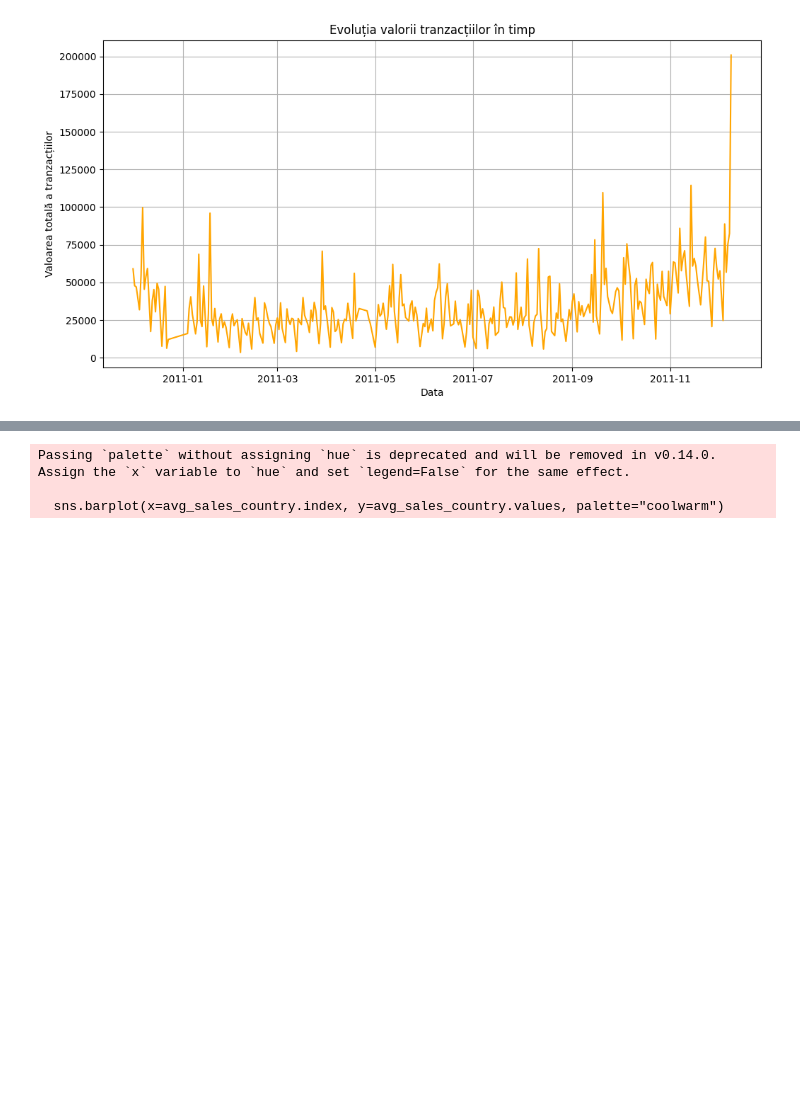
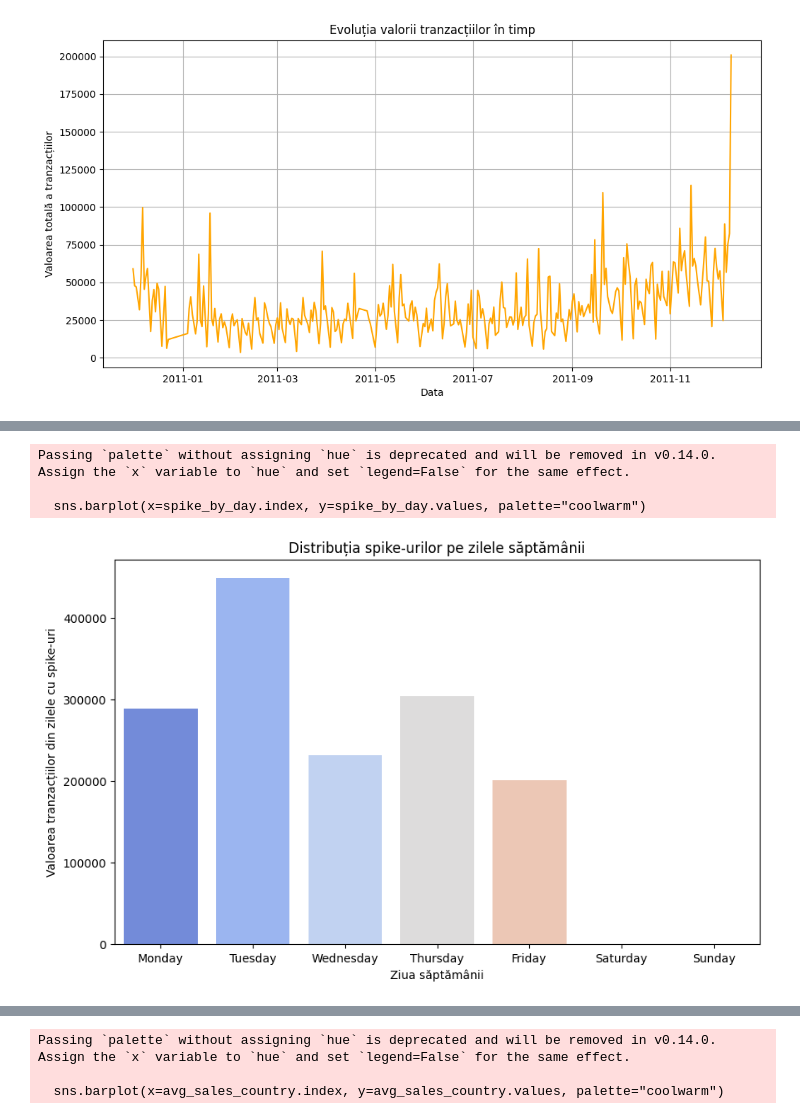
Before and after one commit to TheodoraSirbu/E-commerce-Data-Machine-Learning, a Jupyter notebook: E-commerce Data - Analiza.ipynb, the cells around one changed output, grey strips where cells are left out. Cells and saved outputs as stored; diff of their text form; code cells hidden in the pictures; blank space fills up the shorter version.

```diff
--- a/E-commerce Data - Analiza.ipynb
+++ b/E-commerce Data - Analiza.ipynb
@@ -243,0 +313,21 @@ plt.show()
+# %%
+# 7.2.
+# Analiza spike-urilor în funcție de ziua săptămânii
+data['DayOfWeek'] = data['InvoiceDate'].dt.day_name()
+spike_data = data[data['InvoiceDate'].dt.date.isin(spike_days.index)]  # Datele din zilele cu spike-uri
+
+# Distribuția spike-urilor pe zilele săptămânii
+spike_by_day = spike_data.groupby('DayOfWeek')['TotalPrice'].sum().reindex(
+    ['Monday', 'Tuesday', 'Wednesday', 'Thursday', 'Friday', 'Saturday', 'Sunday']
+)
+plt.figure(figsize=(10, 6))
+sns.barplot(x=spike_by_day.index, y=spike_by_day.values, palette="coolwarm")
+plt.title("Distribuția spike-urilor pe zilele săptămânii")
+plt.xlabel("Ziua săptămânii")
+plt.ylabel("Valoarea tranzacțiilor din zilele cu spike-uri")
+plt.show()
+# %% [output]
+Passing `palette` without assigning `hue` is deprecated and will be removed in v0.14.0. Assign the `x` variable to `hue` and set `legend=False` for the same effect.
+
+  sns.barplot(x=spike_by_day.index, y=spike_by_day.values, palette="coolwarm")
+[figure, added]
```
Also changed, not shown: parts of 10 cells of this notebook.
